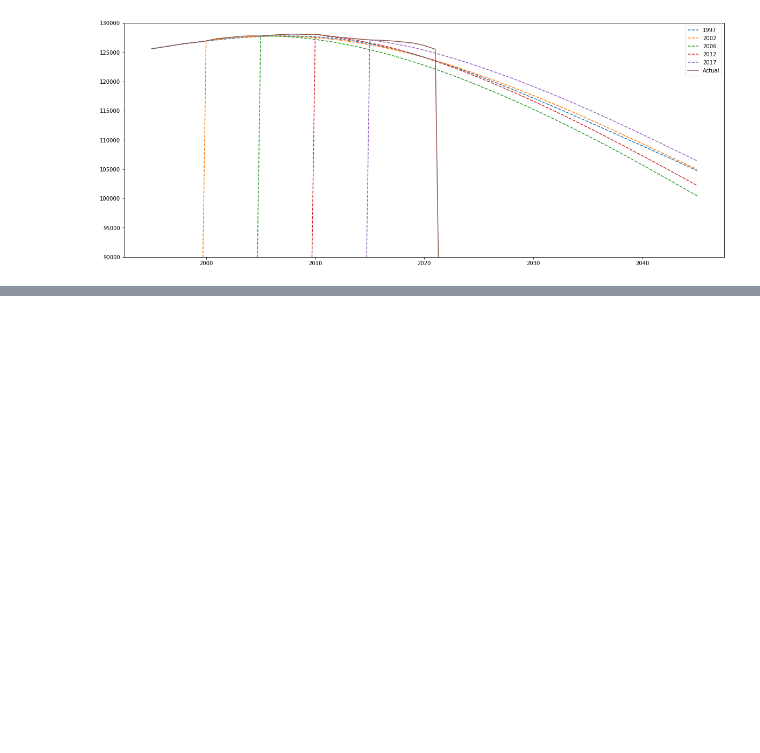
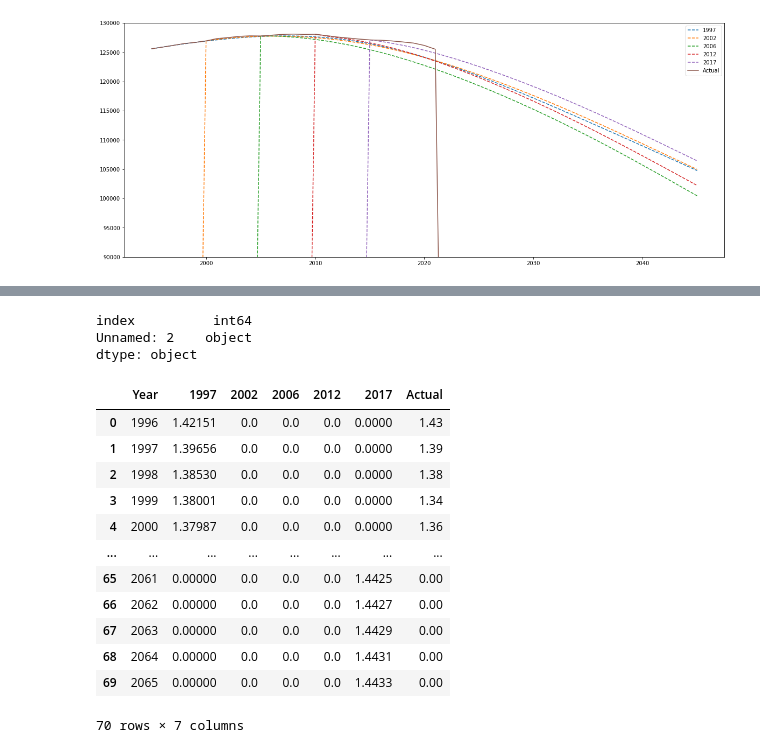
Before and after one commit to ayakow1/CAPP30239_FA22, a Jupyter notebook: data/data_clean.ipynb, the cells around one changed output, grey strips where cells are left out. Saved outputs shown, nothing was run; the diff lists cells and outputs as text; code cells hidden in the pictures; blank space fills up the shorter version.

```diff
--- a/data/data_clean.ipynb
+++ b/data/data_clean.ipynb
@@ -662,0 +709,6 @@ proj.to_csv('projection_line.csv',index=False)
+# %%
+all_japan_f.dtypes
+# %% [output]
+index          int64
+Unnamed: 2    object
+dtype: object
@@ -662,0 +727,16 @@ proj.to_csv('projection_line.csv',index=False)
+# %%
+proj_f
+# %% [output]
+|  | Year | 1997 | 2002 | 2006 | 2012 | 2017 | Actual |
+| 0 | 1996 | 1.42151 | 0.0 | 0.0 | 0.0 | 0.0000 | 1.43 |
+| 1 | 1997 | 1.39656 | 0.0 | 0.0 | 0.0 | 0.0000 | 1.39 |
+| 2 | 1998 | 1.38530 | 0.0 | 0.0 | 0.0 | 0.0000 | 1.38 |
+| 3 | 1999 | 1.38001 | 0.0 | 0.0 | 0.0 | 0.0000 | 1.34 |
+| 4 | 2000 | 1.37987 | 0.0 | 0.0 | 0.0 | 0.0000 | 1.36 |
+| ... | ... | ... | ... | ... | ... | ... | ... |
+| 65 | 2061 | 0.00000 | 0.0 | 0.0 | 0.0 | 1.4425 | 0.00 |
+| 66 | 2062 | 0.00000 | 0.0 | 0.0 | 0.0 | 1.4427 | 0.00 |
+| 67 | 2063 | 0.00000 | 0.0 | 0.0 | 0.0 | 1.4429 | 0.00 |
+| 68 | 2064 | 0.00000 | 0.0 | 0.0 | 0.0 | 1.4431 | 0.00 |
+| 69 | 2065 | 0.00000 | 0.0 | 0.0 | 0.0 | 1.4433 | 0.00 |
+70 rows × 7 columns
```
Also changed, not shown: parts of 14 cells of this notebook, 6 other files.
